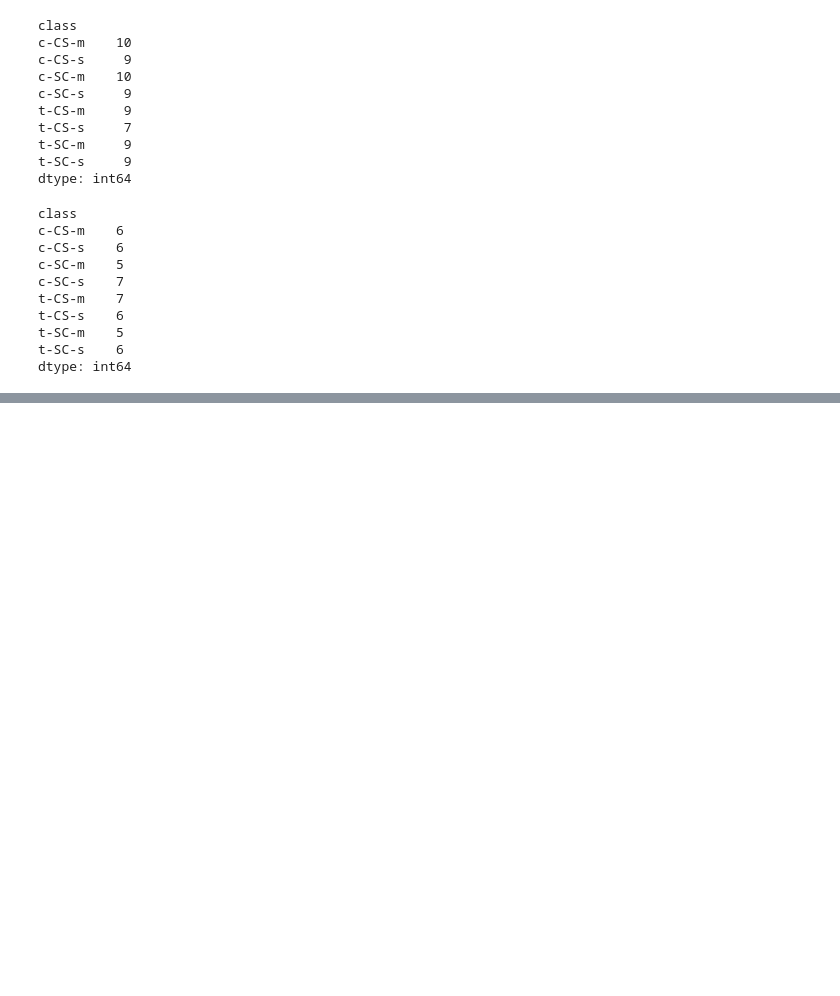
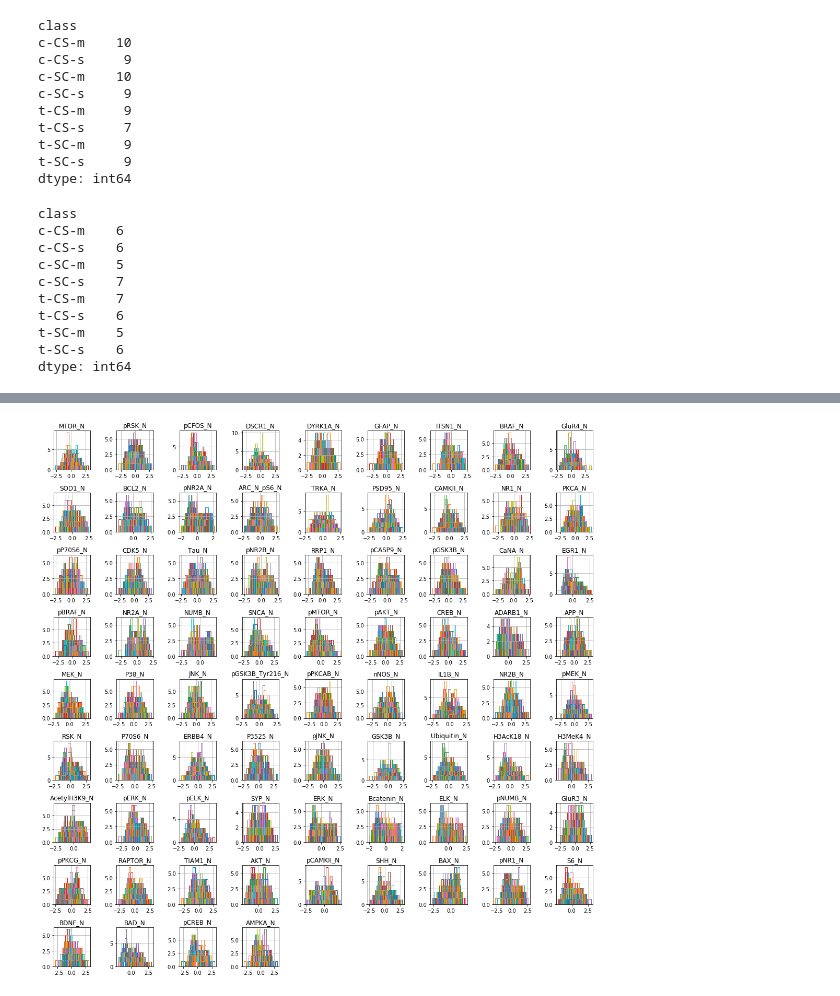
Before and after one commit to Adenordis/Springboard-Capstone-1, a Jupyter notebook: Capstone1_DataCleaning.ipynb, the cells around one changed output, grey strips where cells are left out. Saved outputs shown, nothing was run; the diff lists cells and outputs as text; code cells hidden in the pictures; blank space fills up the shorter version.

```diff
--- a/Capstone1_DataCleaning.ipynb
+++ b/Capstone1_DataCleaning.ipynb
@@ -252,0 +302,12 @@ dtype: int64
+# %%
+# Try to visualize these technical replicate distributions
+# First normalize within-mouse/within-protein so I can see everything on the same scale
+mice = means_clean.reset_index().Mouse
+data_normed = data_clean.copy()
+for mouse in mice:
+    for protein in protein_names:
+        this_data = data_clean[protein][data_clean.Mouse == mouse]
+        mean = np.mean(this_data)
+        sd = np.std(this_data)
+        data_normed.loc[(data_clean.Mouse == mouse), protein] = (this_data - mean)/sd
+data_normed.head()
@@ -252,0 +322,10 @@ dtype: int64
+# %%
+_ = plt.figure(figsize = [15,15])
+for i,protein in enumerate(protein_names):
+    _ = plt.subplot(9,9,i+1)
+    for mouse in mice:
+        _ = data_normed.loc[(data_normed.Mouse == mouse),protein].hist(histtype = 'step')
+        _ = plt.title(protein)
+_ = plt.tight_layout()
+# %% [output]
+[figure, added]
```
Also changed, not shown: parts of 8 cells of this notebook, 2 other files.
